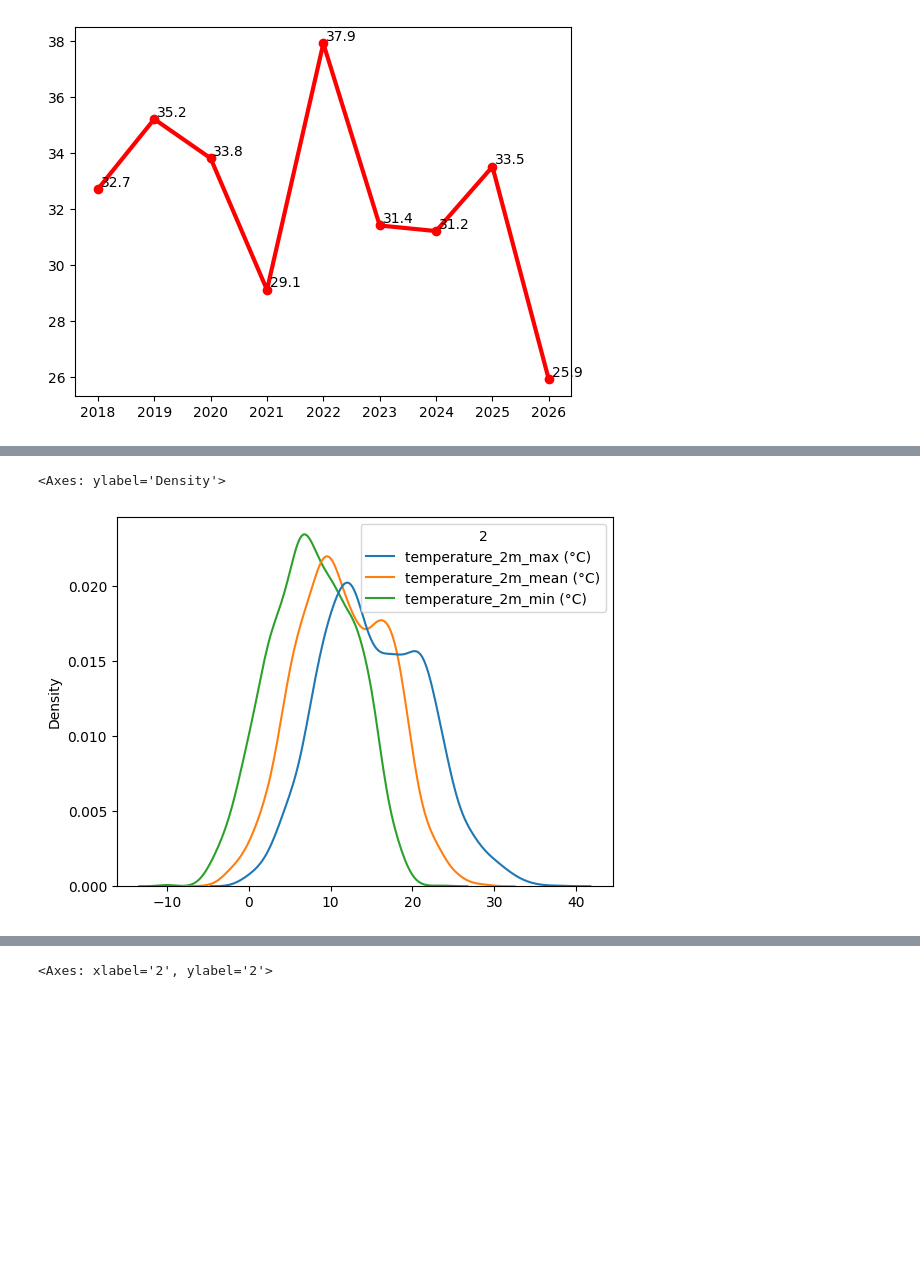
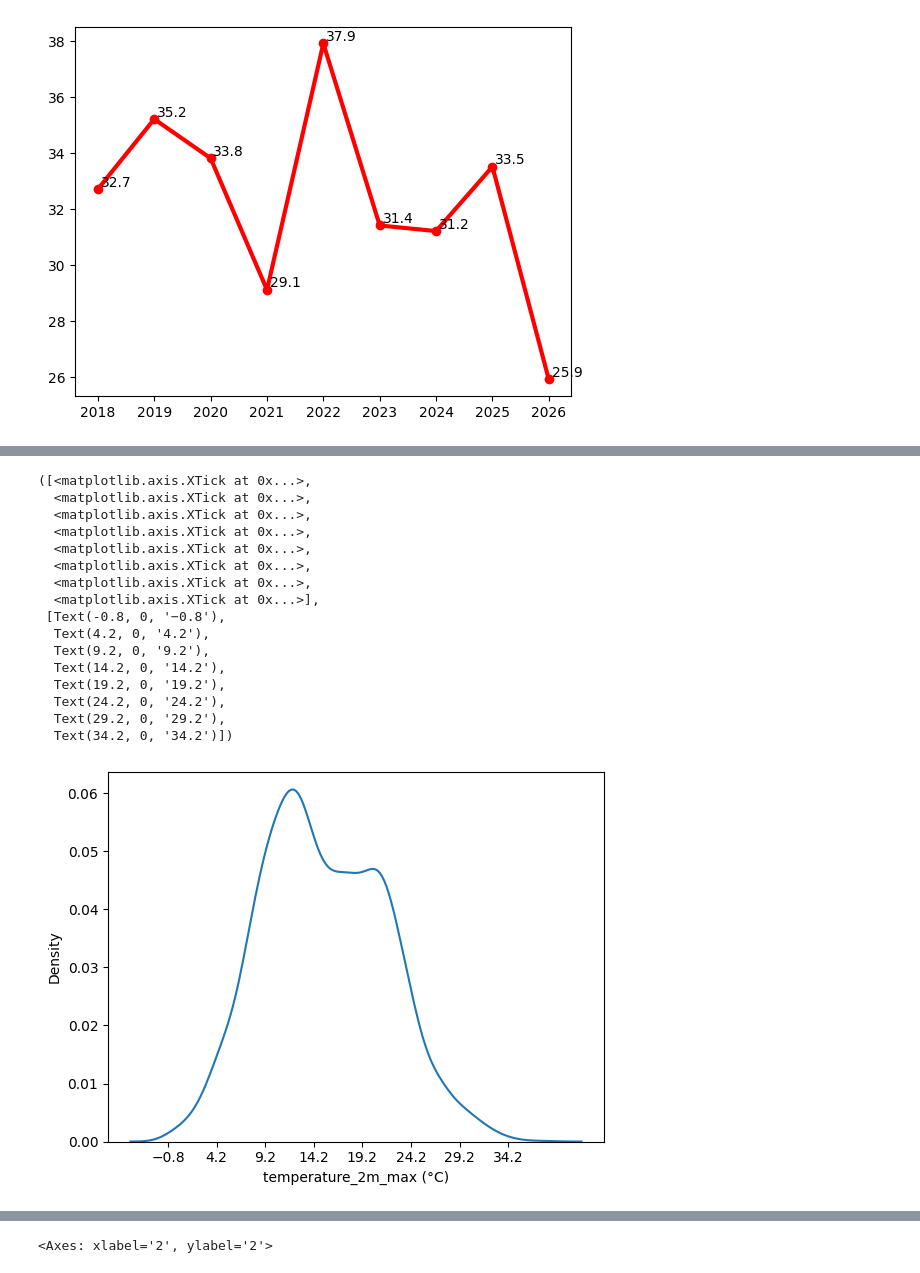
Before and after one commit to nitheshsrb/Fundamentals, a Jupyter notebook: weather.ipynb, the cells around one changed output, grey strips where cells are left out. Saved outputs shown, nothing was run; the diff lists cells and outputs as text; code cells hidden in the pictures; blank space fills up the shorter version.

```diff
--- a/weather.ipynb
+++ b/weather.ipynb
@@ -10,5 +10,5 @@ os.chdir('/Users/apple/Documents/Git/Fundamentals/weather_data')
 # %%
-df = pd.read_excel('open-meteo-51.49N0.16W23m.xlsx')
+df = pd.read_excel('open-meteo-51.49N0.16W23m.xlsx',skiprows=3)
 # %%
 df.head()
 # %% [output]
@@ -54,3 +54,0 @@ df.describe()
-# %%
-df.columns = df.loc[2]
-df = df.loc[3:]
@@ -119,6 +102,22 @@ sns.kdeplot(data = temp)
 # %%
-temperatures = df[['temperature_2m_max (°C)','temperature_2m_mean (°C)','temperature_2m_min (°C)']]
+temperatures = df['temperature_2m_max (°C)']
 sns.kdeplot(data = temperatures)
+plt.xticks(np.arange(min(temperatures),max(temperatures),step = 5))
 # %% [output]
-<Axes: ylabel='Density'>
+([<matplotlib.axis.XTick at 0x...>,
+  <matplotlib.axis.XTick at 0x...>,
+  <matplotlib.axis.XTick at 0x...>,
+  <matplotlib.axis.XTick at 0x...>,
+  <matplotlib.axis.XTick at 0x...>,
+  <matplotlib.axis.XTick at 0x...>,
+  <matplotlib.axis.XTick at 0x...>,
+  <matplotlib.axis.XTick at 0x...>],
+ [Text(-0.8, 0, '−0.8'),
+  Text(4.2, 0, '4.2'),
+  Text(9.2, 0, '9.2'),
+  Text(14.2, 0, '14.2'),
+  Text(19.2, 0, '19.2'),
+  Text(24.2, 0, '24.2'),
+  Text(29.2, 0, '29.2'),
+  Text(34.2, 0, '34.2')])
-[figure, old version]
+[figure, new version]
```
Also changed, not shown: parts of 17 cells of this notebook.
